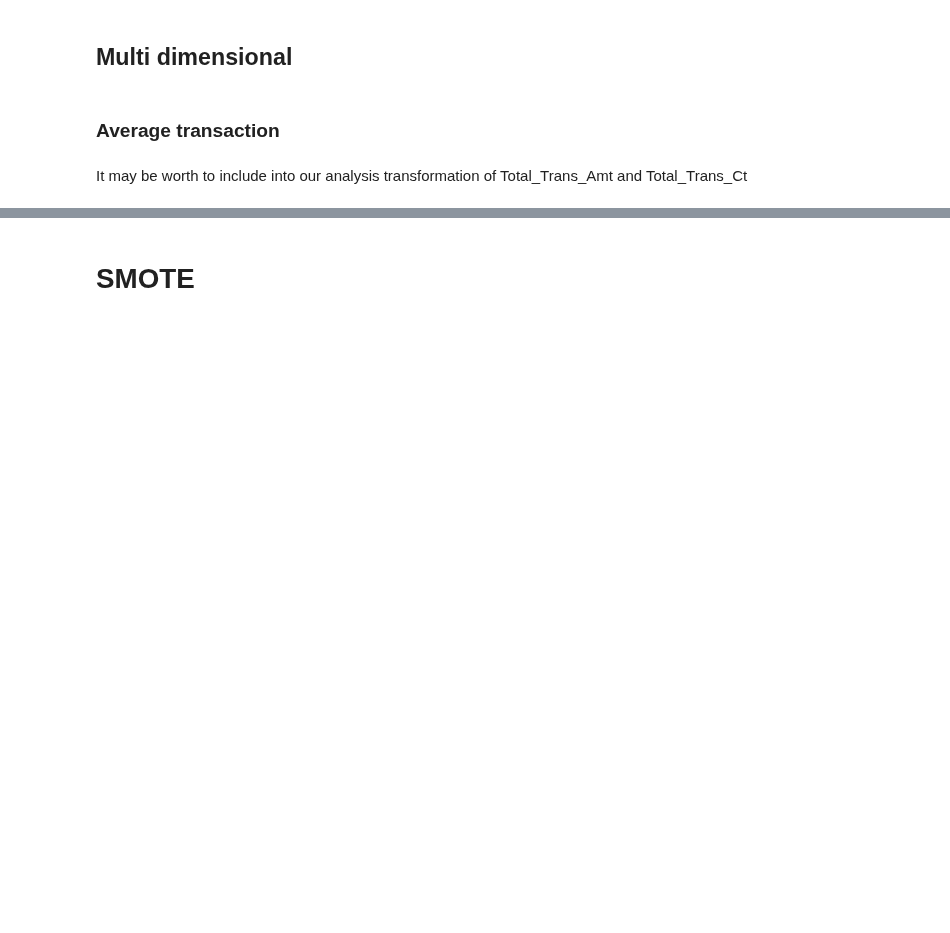
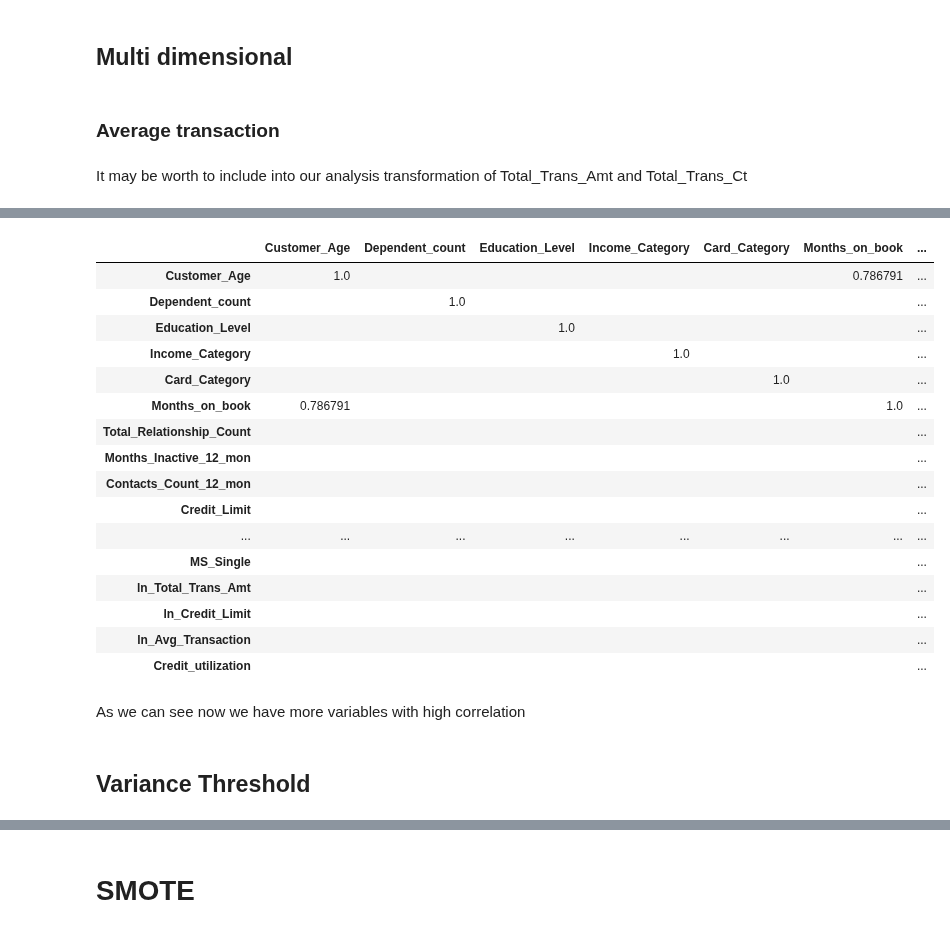
Before and after one commit to kasiadybcio/Credit_card, a Jupyter notebook: 2.feature_engineering.ipynb, the cells around one changed output, grey strips where cells are left out. Cells and saved outputs as stored; diff of their text form; code cells hidden in the pictures; blank space fills up the shorter version.

```diff
--- a/2.feature_engineering.ipynb
+++ b/2.feature_engineering.ipynb
@@ -114,0 +147,24 @@ plt.show()
+# %%
+data.corr()[(abs(data.corr())>0.7)].fillna("")
+# %% [output]
+|  | Customer_Age | Dependent_count | Education_Level | Income_Category | Card_Category | Months_on_book | ... |
+| Customer_Age | 1.0 |  |  |  |  | 0.786791 | ... |
+| Dependent_count |  | 1.0 |  |  |  |  | ... |
+| Education_Level |  |  | 1.0 |  |  |  | ... |
+| Income_Category |  |  |  | 1.0 |  |  | ... |
+| Card_Category |  |  |  |  | 1.0 |  | ... |
+| Months_on_book | 0.786791 |  |  |  |  | 1.0 | ... |
+| Total_Relationship_Count |  |  |  |  |  |  | ... |
+| Months_Inactive_12_mon |  |  |  |  |  |  | ... |
+| Contacts_Count_12_mon |  |  |  |  |  |  | ... |
+| Credit_Limit |  |  |  |  |  |  | ... |
+| ... | ... | ... | ... | ... | ... | ... | ... |
+| MS_Single |  |  |  |  |  |  | ... |
+| ln_Total_Trans_Amt |  |  |  |  |  |  | ... |
+| ln_Credit_Limit |  |  |  |  |  |  | ... |
+| ln_Avg_Transaction |  |  |  |  |  |  | ... |
+| Credit_utilization |  |  |  |  |  |  | ... |
+# %% [markdown]
+As we can see now we have more variables with high correlation
+# %% [markdown]
+## Variance Threshold
```
Also changed, not shown: parts of 24 cells of this notebook, 2 other files.
